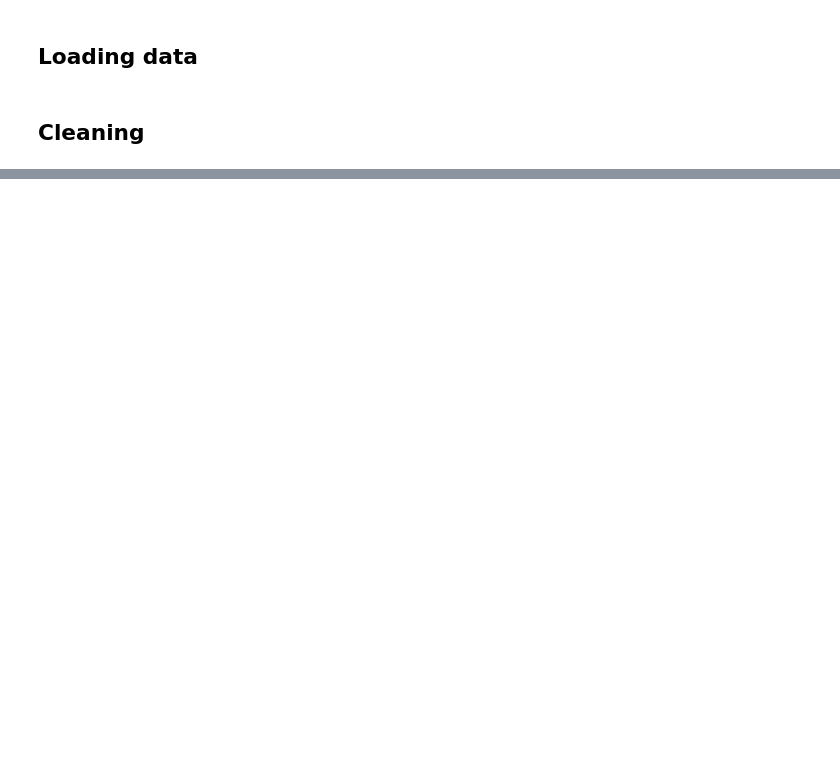
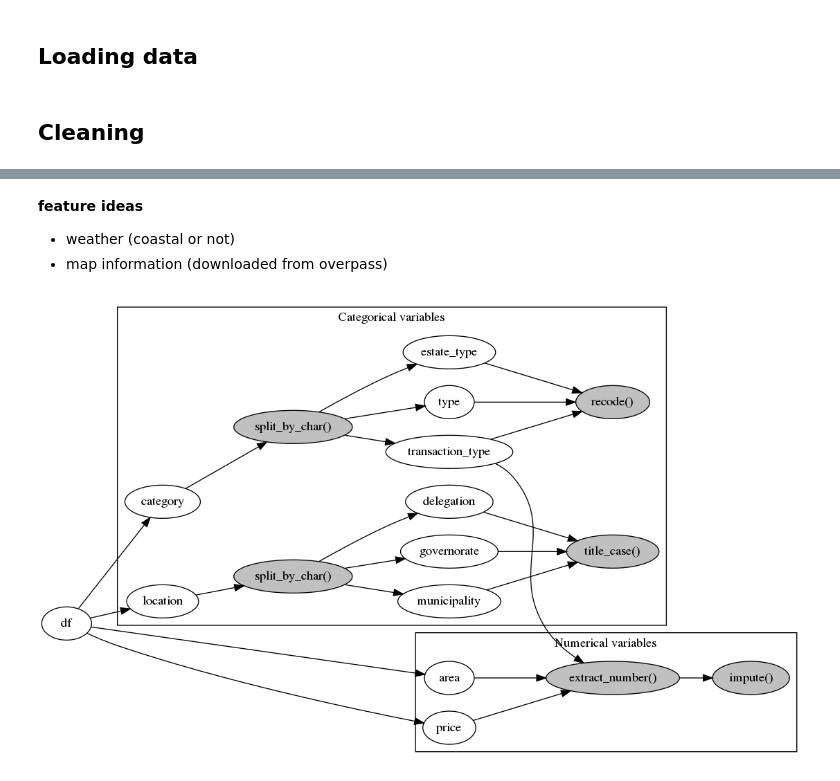
Before and after one commit to iyedg/rent_analysis, a Jupyter notebook: rent_analysis.ipynb, the cells around one changed output, grey strips where cells are left out. Saved outputs shown, nothing was run; the diff lists cells and outputs as text; code cells hidden in the pictures; blank space fills up the shorter version.

```diff
--- a/rent_analysis.ipynb
+++ b/rent_analysis.ipynb
@@ -28,6 +22,5 @@ warnings.filterwarnings('ignore')
 ## Loading data
 # %%
 df = pd.read_json("./tunann.jl", encoding="utf-8", lines=True)
-df.dropna(how="all", inplace=True)
 # %% [markdown]
 ## Cleaning
@@ -154,0 +118,59 @@ pd.DataFrame(pipeline.fit_transform(df))
+# %% [markdown]
+**feature ideas**
+
+* weather (coastal or not)
+* map information (downloaded from overpass)
+# %%
+%%dot
+
+digraph {
+    rankdir=LR;
+    df -> area;
+    df -> price;
+    df -> category;
+    df -> location;
+
+    subgraph cluster_0 {
+        label="Numerical variables";
+
+        extract_number[label="extract_number()",fillcolor="grey",style="filled"];
+        impute[label="impute()",fillcolor="grey",style="filled"];
+
+        area -> extract_number;
+        price -> extract_number;
+        extract_number -> impute;
+    }
+    subgraph cluster_1 {
+        label="Categorical variables";
+
+        category_split_by_char[label="split_by_char()",fillcolor="grey",style="filled"];
+        location_split_by_char[label="split_by_char()",fillcolor="grey",style="filled"];
+        recode[label="recode()",fillcolor="grey",style="filled"];
+        title_case[label="title_case()",fillcolor="grey",style="filled"];
+
+        category -> category_split_by_char;
+        location -> location_split_by_char;
+
+        category_split_by_char -> type;
+        category_split_by_char -> transaction_type;
+        category_split_by_char -> estate_type;
+
+        location_split_by_char -> governorate;
+        location_split_by_char -> delegation;
+        location_split_by_char -> municipality;
+
+        governorate -> title_case;
+        delegation -> title_case;
+        municipality -> title_case;
+
+        type -> recode;
+        transaction_type -> recode;
+        estate_type -> recode;
+
+        transaction_type -> extract_number;
+    }
+
+
+}
+# %% [output]
+[figure, added]
```
Also changed, not shown: parts of 8 cells of this notebook.
